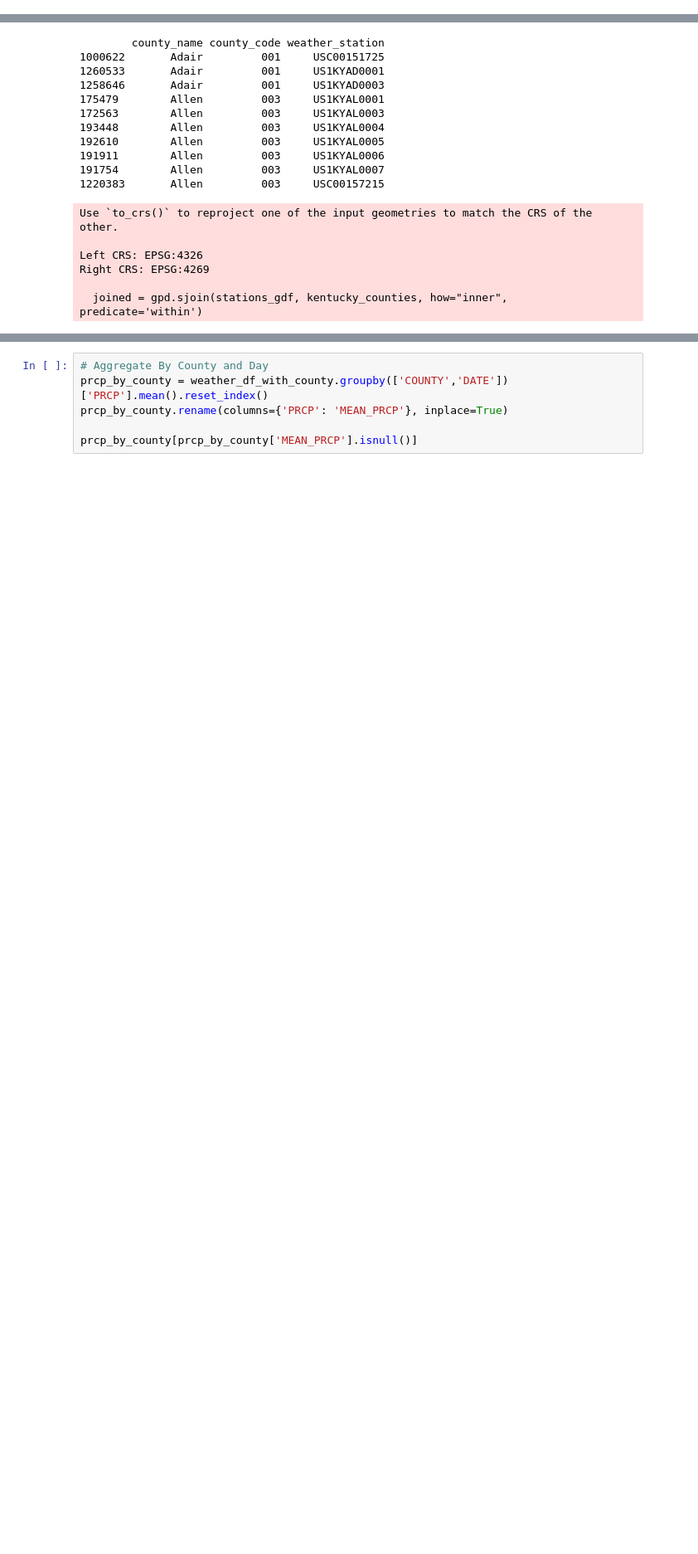
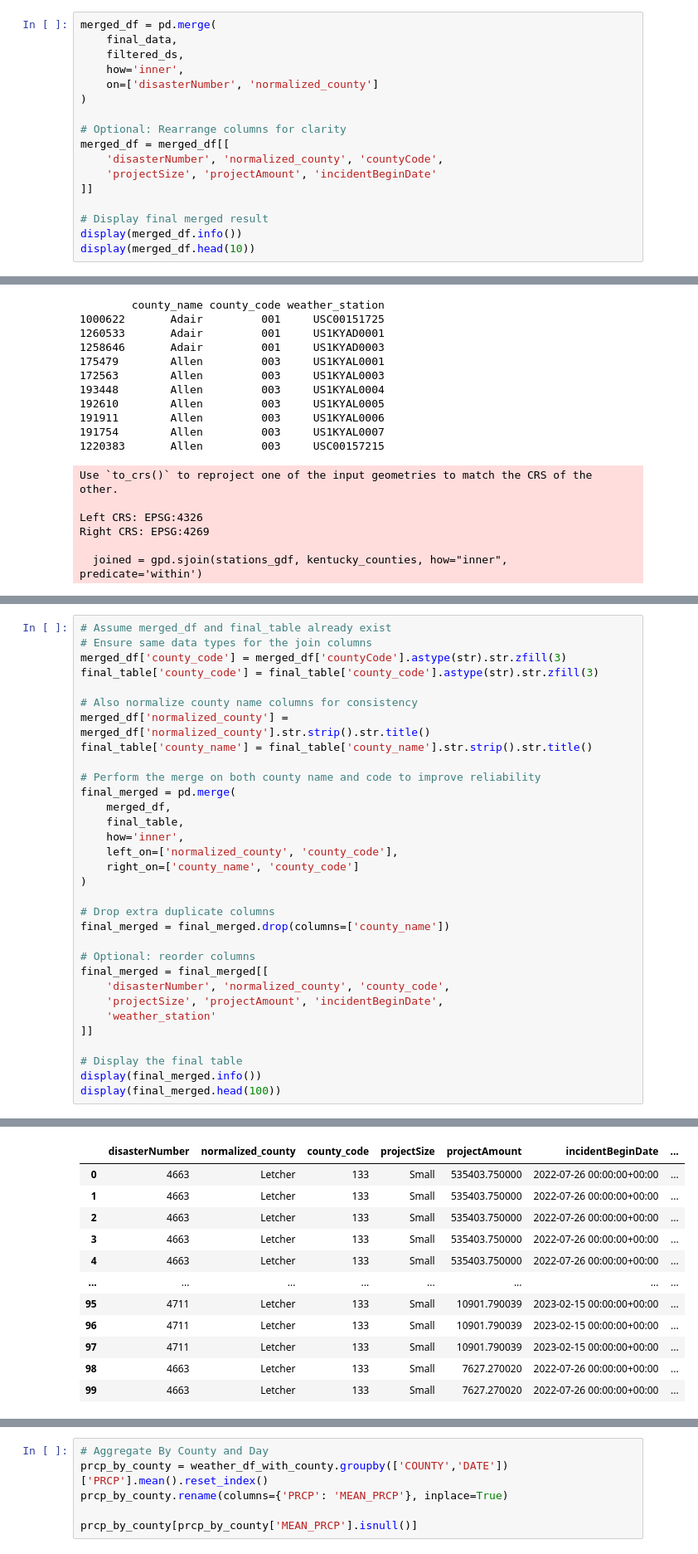
Before and after one commit to shawnericksen/Kentucky-Disaster-Road-Damages, a Jupyter notebook: main.ipynb, the cells around one changed output, grey strips where cells are left out. Shown at 83% size. Cells and saved outputs as stored; diff of their text form; blank space fills up the shorter version.

```diff
--- a/main.ipynb
+++ b/main.ipynb
@@ -128,0 +167,17 @@ None
+# %%
+merged_df = pd.merge(
+    final_data,
+    filtered_ds,
+    how='inner',
+    on=['disasterNumber', 'normalized_county']
+)
+
+# Optional: Rearrange columns for clarity
+merged_df = merged_df[[
+    'disasterNumber', 'normalized_county', 'countyCode',
+    'projectSize', 'projectAmount', 'incidentBeginDate'
+]]
+
+# Display final merged result
+display(merged_df.info())
+display(merged_df.head(10))
@@ -362,0 +435,33 @@ Right CRS: EPSG:4269
+# %%
+# Assume merged_df and final_table already exist
+# Ensure same data types for the join columns
+merged_df['county_code'] = merged_df['countyCode'].astype(str).str.zfill(3)
+final_table['county_code'] = final_table['county_code'].astype(str).str.zfill(3)
+
+# Also normalize county name columns for consistency
+merged_df['normalized_county'] = merged_df['normalized_county'].str.strip().str.title()
+final_table['county_name'] = final_table['county_name'].str.strip().str.title()
+
+# Perform the merge on both county name and code to improve reliability
+final_merged = pd.merge(
+    merged_df,
+    final_table,
+    how='inner',
+    left_on=['normalized_county', 'county_code'],
+    right_on=['county_name', 'county_code']
+)
+
+# Drop extra duplicate columns
+final_merged = final_merged.drop(columns=['county_name'])
+
+# Optional: reorder columns
+final_merged = final_merged[[
+    'disasterNumber', 'normalized_county', 'county_code',
+    'projectSize', 'projectAmount', 'incidentBeginDate',
+    'weather_station'
+]]
+
+# Display the final table
+display(final_merged.info())
+display(final_merged.head(100))
+# %% [output]
@@ -362,0 +483,12 @@ Right CRS: EPSG:4269
+|  | disasterNumber | normalized_county | county_code | projectSize | projectAmount | incidentBeginDate | ... |
+| 0 | 4663 | Letcher | 133 | Small | 535403.750000 | 2022-07-26 00:00:00+00:00 | ... |
+| 1 | 4663 | Letcher | 133 | Small | 535403.750000 | 2022-07-26 00:00:00+00:00 | ... |
+| 2 | 4663 | Letcher | 133 | Small | 535403.750000 | 2022-07-26 00:00:00+00:00 | ... |
+| 3 | 4663 | Letcher | 133 | Small | 535403.750000 | 2022-07-26 00:00:00+00:00 | ... |
+| 4 | 4663 | Letcher | 133 | Small | 535403.750000 | 2022-07-26 00:00:00+00:00 | ... |
+| ... | ... | ... | ... | ... | ... | ... | ... |
+| 95 | 4711 | Letcher | 133 | Small | 10901.790039 | 2023-02-15 00:00:00+00:00 | ... |
+| 96 | 4711 | Letcher | 133 | Small | 10901.790039 | 2023-02-15 00:00:00+00:00 | ... |
+| 97 | 4711 | Letcher | 133 | Small | 10901.790039 | 2023-02-15 00:00:00+00:00 | ... |
+| 98 | 4663 | Letcher | 133 | Small | 7627.270020 | 2022-07-26 00:00:00+00:00 | ... |
+| 99 | 4663 | Letcher | 133 | Small | 7627.270020 | 2022-07-26 00:00:00+00:00 | ... |
```
Also changed, not shown: parts of 8 cells of this notebook.
